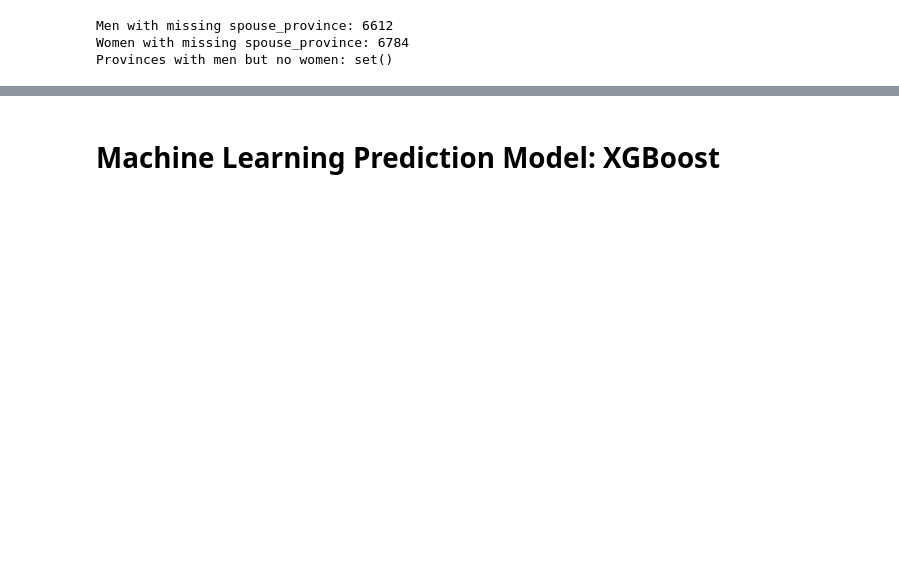
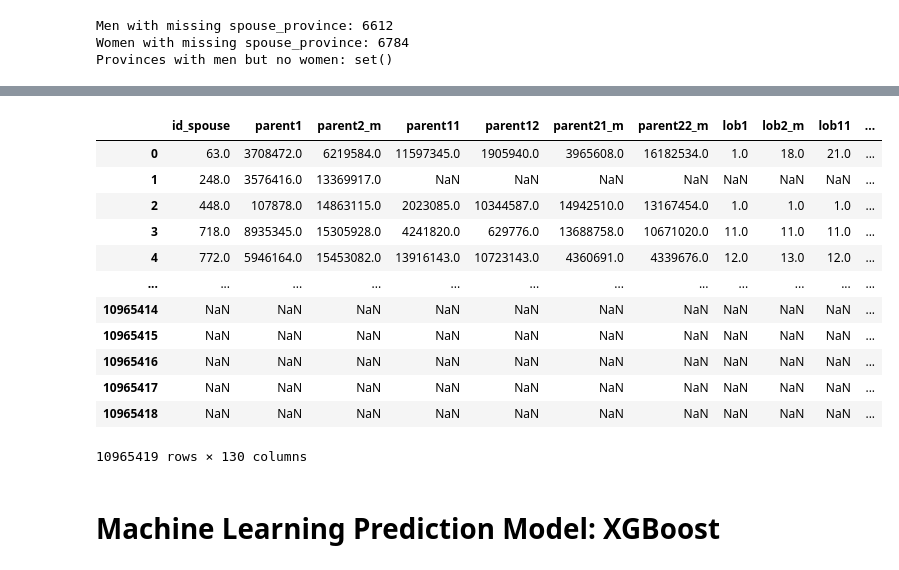
Before and after one commit to sabourikenari/Social-Class-Marriage-Market, a Jupyter notebook: analysis/A1_1_master.ipynb, the cells around one changed output, grey strips where cells are left out. Saved outputs shown, nothing was run; the diff lists cells and outputs as text; code cells hidden in the pictures; blank space fills up the shorter version.

```diff
--- a/analysis/A1_1_master.ipynb
+++ b/analysis/A1_1_master.ipynb
@@ -144,3 +186,19 @@ Provinces with men but no women: set()
+# %%
+all_pairs
+# %% [output]
+|  | id_spouse | parent1 | parent2_m | parent11 | parent12 | parent21_m | parent22_m | lob1 | lob2_m | lob11 | ... |
+| 0 | 63.0 | 3708472.0 | 6219584.0 | 11597345.0 | 1905940.0 | 3965608.0 | 16182534.0 | 1.0 | 18.0 | 21.0 | ... |
+| 1 | 248.0 | 3576416.0 | 13369917.0 | NaN | NaN | NaN | NaN | NaN | NaN | NaN | ... |
+| 2 | 448.0 | 107878.0 | 14863115.0 | 2023085.0 | 10344587.0 | 14942510.0 | 13167454.0 | 1.0 | 1.0 | 1.0 | ... |
+| 3 | 718.0 | 8935345.0 | 15305928.0 | 4241820.0 | 629776.0 | 13688758.0 | 10671020.0 | 11.0 | 11.0 | 11.0 | ... |
+| 4 | 772.0 | 5946164.0 | 15453082.0 | 13916143.0 | 10723143.0 | 4360691.0 | 4339676.0 | 12.0 | 13.0 | 12.0 | ... |
+| ... | ... | ... | ... | ... | ... | ... | ... | ... | ... | ... | ... |
+| 10965414 | NaN | NaN | NaN | NaN | NaN | NaN | NaN | NaN | NaN | NaN | ... |
+| 10965415 | NaN | NaN | NaN | NaN | NaN | NaN | NaN | NaN | NaN | NaN | ... |
+| 10965416 | NaN | NaN | NaN | NaN | NaN | NaN | NaN | NaN | NaN | NaN | ... |
+| 10965417 | NaN | NaN | NaN | NaN | NaN | NaN | NaN | NaN | NaN | NaN | ... |
+| 10965418 | NaN | NaN | NaN | NaN | NaN | NaN | NaN | NaN | NaN | NaN | ... |
+10965419 rows × 130 columns
 # %% [markdown]
 # Machine Learning Prediction Model: XGBoost
 # %%
```
Also changed, not shown: parts of 13 cells of this notebook, 1 other file.
